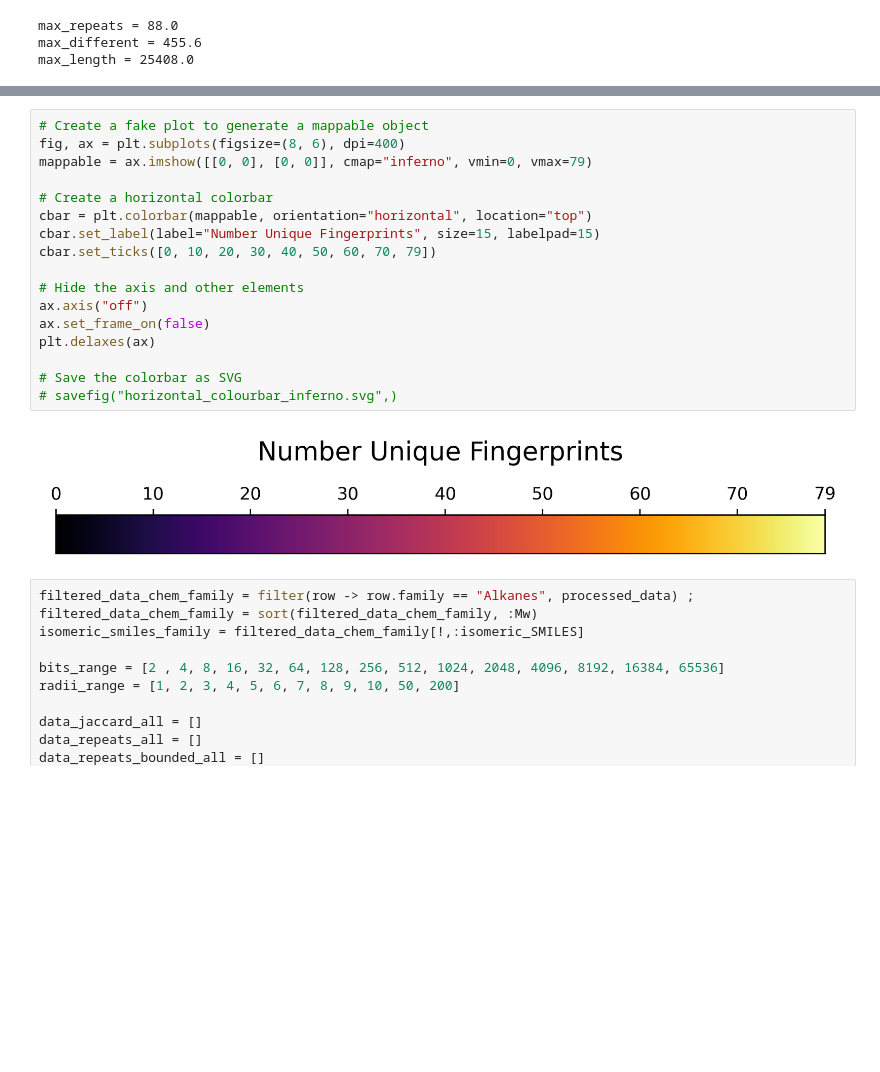
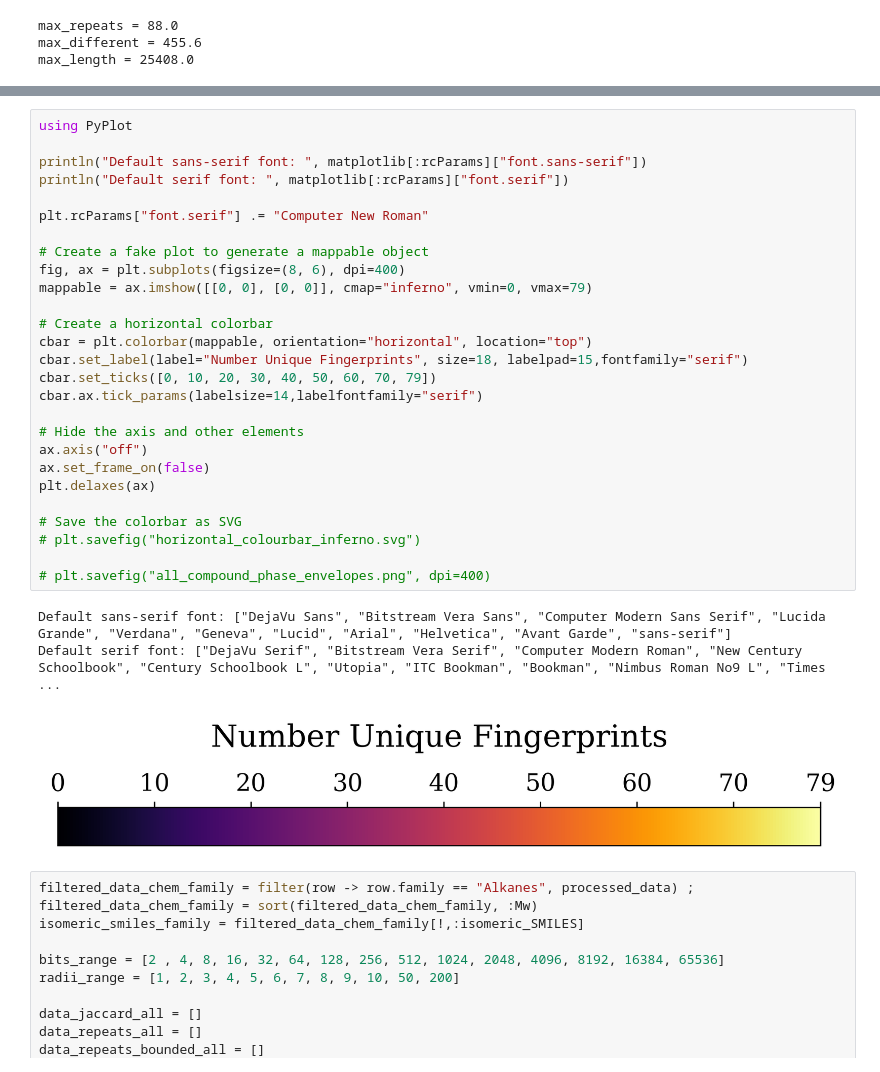
Before and after one commit to lucpaoli/SAFT_ML, a Jupyter notebook: special_thingy_params/fingerprint_augmentation.ipynb, the cells around one changed output, grey strips where cells are left out. Cells and saved outputs as stored; diff of their text form; blank space fills up the shorter version.

Commit message:
updated fingerprint things

```diff
--- a/special_thingy_params/fingerprint_augmentation.ipynb
+++ b/special_thingy_params/fingerprint_augmentation.ipynb
@@ -1133,22 +1158,34 @@ max_length = 25408.0
 # %%
+using PyPlot
+
+println("Default sans-serif font: ", matplotlib[:rcParams]["font.sans-serif"])
+println("Default serif font: ", matplotlib[:rcParams]["font.serif"])
+
+plt.rcParams["font.serif"] .= "Computer New Roman"
+
 # Create a fake plot to generate a mappable object
 fig, ax = plt.subplots(figsize=(8, 6), dpi=400)
 mappable = ax.imshow([[0, 0], [0, 0]], cmap="inferno", vmin=0, vmax=79)
 
 # Create a horizontal colorbar
 cbar = plt.colorbar(mappable, orientation="horizontal", location="top")
-cbar.set_label(label="Number Unique Fingerprints", size=15, labelpad=15)
+cbar.set_label(label="Number Unique Fingerprints", size=18, labelpad=15,fontfamily="serif")
 cbar.set_ticks([0, 10, 20, 30, 40, 50, 60, 70, 79])
+cbar.ax.tick_params(labelsize=14,labelfontfamily="serif")
 
 # Hide the axis and other elements
 ax.axis("off")
 ax.set_frame_on(false)
 plt.delaxes(ax)
 
 # Save the colorbar as SVG
-# savefig("horizontal_colourbar_inferno.svg",)
+# plt.savefig("horizontal_colourbar_inferno.svg")
+
+# plt.savefig("all_compound_phase_envelopes.png", dpi=400)
 # %% [output]
+Default sans-serif font: ["DejaVu Sans", "Bitstream Vera Sans", "Computer Modern Sans Serif", "Lucida Grande", "Verdana", "Geneva", "Lucid", "Arial", "Helvetica", "Avant Garde", "sans-serif"]
+Default serif font: ["DejaVu Serif", "Bitstream Vera Serif", "Computer Modern Roman", "New Century Schoolbook", "Century Schoolbook L", "Utopia", "ITC Bookman", "Bookman", "Nimbus Roman No9 L", "Times ...
-[figure, old version]
+[figure, new version]
 # %%
 filtered_data_chem_family = filter(row -> row.family == "Alkanes", processed_data) ;
 filtered_data_chem_family = sort(filtered_data_chem_family, :Mw)
```
Also changed, not shown: parts of 17 cells of this notebook, 9 other files.
